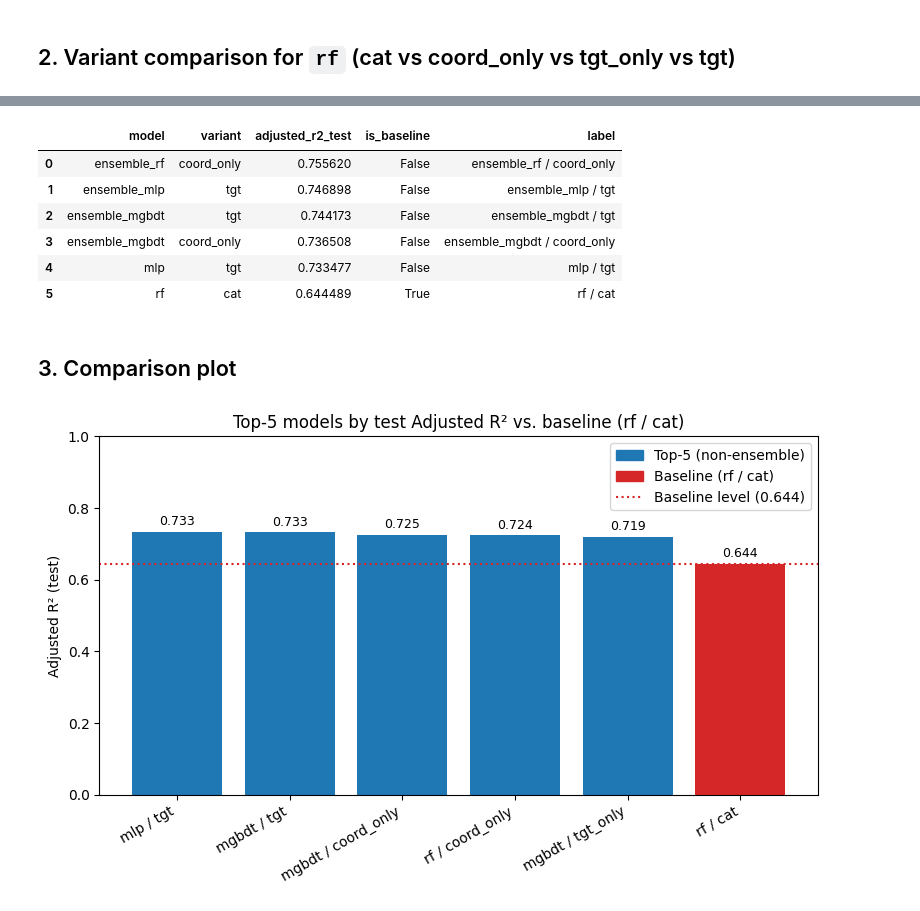
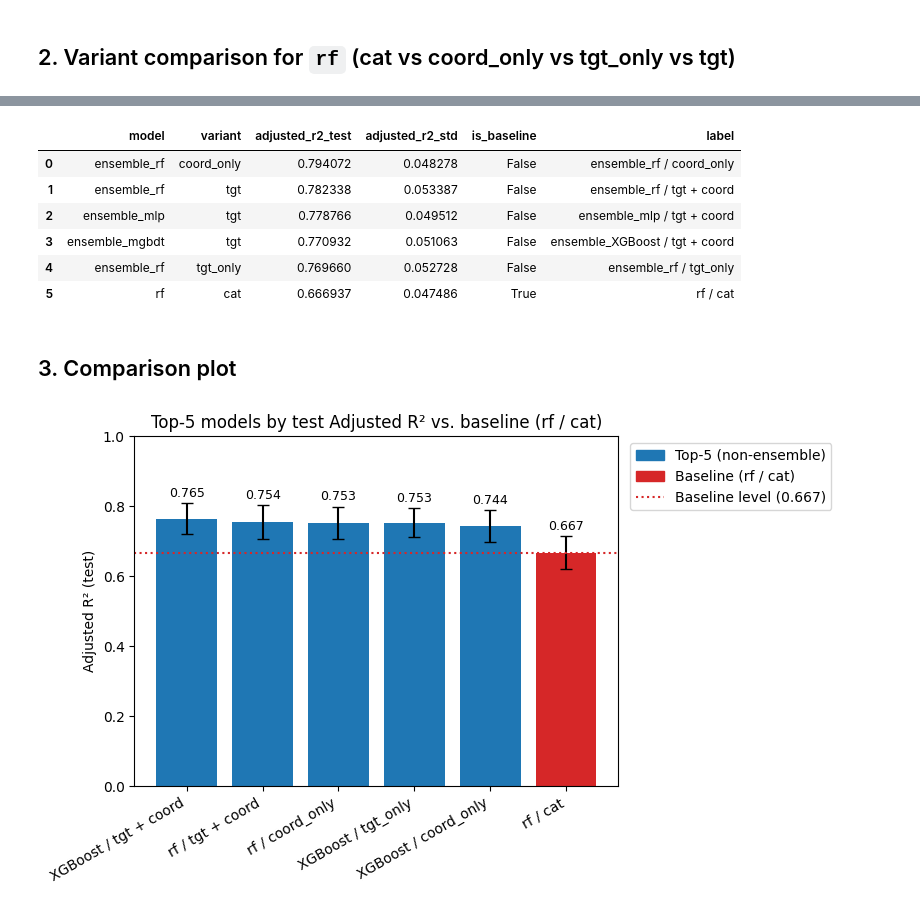
Before and after one commit to pw4ch7re3/house-price-regressor, a Jupyter notebook: results/visualize_results.ipynb, the cells around one changed output, grey strips where cells are left out. Drawn from its saved outputs; the diff is of its cells as text; code cells hidden in the pictures.

Commit message:
Final visualization with k-fold

```diff
--- a/results/visualize_results.ipynb
+++ b/results/visualize_results.ipynb
@@ -24,11 +24,14 @@ df.head()
 # %%
 # Keep only Adjusted R2 on the test split; one row per (model, variant).
+# Carry the across-fold std (from k-fold CV) so the plots can show error bars.
 mask = (df["split"] == "test") & (df["metric"] == "Adjusted_R2")
-adj = (
-    df.loc[mask, ["model", "variant", "value"]]
-    .rename(columns={"value": "adjusted_r2_test"})
-    .sort_values("adjusted_r2_test", ascending=False)
-    .reset_index(drop=True)
-)
+cols = ["model", "variant", "value"] + (["std"] if "std" in df.columns else [])
+adj = df.loc[mask, cols].rename(columns={"value": "adjusted_r2_test"})
+if "std" in adj.columns:
+    adj = adj.rename(columns={"std": "adjusted_r2_std"})
+else:
+    # Older metrics.csv (single split, no CV) has no std column.
+    adj["adjusted_r2_std"] = float("nan")
+adj = adj.sort_values("adjusted_r2_test", ascending=False).reset_index(drop=True)
 adj
 # %% [output]
@@ -124,19 +145,23 @@ else:
 plot_df["is_baseline"] = (plot_df["model"] == BASELINE[0]) & (
     plot_df["variant"] == BASELINE[1]
 )
-plot_df["label"] = plot_df["model"] + " / " + plot_df["variant"]
+# Display label only: rename "mgbdt" -> "XGBoost" and "tgt" -> "tgt + coord"
+# (via variant_label); the underlying "model"/"variant" columns are unchanged.
+plot_df["label"] = (
+    plot_df["model"] + " / " + plot_df["variant"].map(variant_label)
+).str.replace("mgbdt", "XGBoost", regex=False)
 plot_df = plot_df.sort_values("adjusted_r2_test", ascending=False).reset_index(
     drop=True
 )
 plot_df
 # %% [output]
-|  | model | variant | adjusted_r2_test | is_baseline | label |
-| 0 | ensemble_rf | coord_only | 0.755620 | False | ensemble_rf / coord_only |
-| 1 | ensemble_mlp | tgt | 0.746898 | False | ensemble_mlp / tgt |
-| 2 | ensemble_mgbdt | tgt | 0.744173 | False | ensemble_mgbdt / tgt |
-| 3 | ensemble_mgbdt | coord_only | 0.736508 | False | ensemble_mgbdt / coord_only |
-| 4 | mlp | tgt | 0.733477 | False | mlp / tgt |
-| 5 | rf | cat | 0.644489 | True | rf / cat |
+|  | model | variant | adjusted_r2_test | adjusted_r2_std | is_baseline | label |
+| 0 | ensemble_rf | coord_only | 0.794072 | 0.048278 | False | ensemble_rf / coord_only |
+| 1 | ensemble_rf | tgt | 0.782338 | 0.053387 | False | ensemble_rf / tgt + coord |
+| 2 | ensemble_mlp | tgt | 0.778766 | 0.049512 | False | ensemble_mlp / tgt + coord |
+| 3 | ensemble_mgbdt | tgt | 0.770932 | 0.051063 | False | ensemble_XGBoost / tgt + coord |
+| 4 | ensemble_rf | tgt_only | 0.769660 | 0.052728 | False | ensemble_rf / tgt_only |
+| 5 | rf | cat | 0.666937 | 0.047486 | True | rf / cat |
 # %% [markdown]
 ## 3. Comparison plot
 # %%
@@ -161,7 +186,11 @@ else:
 plot_df_no_ens["is_baseline"] = (plot_df_no_ens["model"] == BASELINE[0]) & (
     plot_df_no_ens["variant"] == BASELINE[1]
 )
-plot_df_no_ens["label"] = plot_df_no_ens["model"] + " / " + plot_df_no_ens["variant"]
+# Display label only: rename "mgbdt" -> "XGBoost" and "tgt" -> "tgt + coord"
+# (via variant_label); the underlying "model"/"variant" columns are unchanged.
+plot_df_no_ens["label"] = (
+    plot_df_no_ens["model"] + " / " + plot_df_no_ens["variant"].map(variant_label)
+).str.replace("mgbdt", "XGBoost", regex=False)
 plot_df_no_ens = plot_df_no_ens.sort_values(
     "adjusted_r2_test", ascending=False
 ).reset_index(drop=True)
@@ -169,7 +198,14 @@ plot_df_no_ens = plot_df_no_ens.sort_values(
 fig, ax = plt.subplots(figsize=(8, 5))
 
 colors = ["#d62728" if b else "#1f77b4" for b in plot_df_no_ens["is_baseline"]]
-bars = ax.bar(plot_df_no_ens["label"], plot_df_no_ens["adjusted_r2_test"], color=colors)
+# yerr = across-fold std from k-fold CV (omitted for older single-split metrics).
+bars = ax.bar(
+    plot_df_no_ens["label"],
+    plot_df_no_ens["adjusted_r2_test"],
+    yerr=plot_df_no_ens["adjusted_r2_std"],
+    capsize=4,
+    color=colors,
+)
 
 # Horizontal reference line at the baseline level.
 baseline_val = plot_df_no_ens.loc[
@@ -187,38 +223,43 @@ ax.set_ylabel("Adjusted R² (test)")
 ax.set_title("Top-5 models by test Adjusted R² vs. baseline (rf / cat)")
 ax.set_ylim(0, 1)
 ax.tick_params(axis="x", rotation=30)
 for label in ax.get_xticklabels():
     label.set_ha("right")
 
-for bar, val in zip(bars, plot_df_no_ens["adjusted_r2_test"]):
+# Place each value label above the error-bar cap.
+for bar, val, s in zip(
+    bars, plot_df_no_ens["adjusted_r2_test"], plot_df_no_ens["adjusted_r2_std"]
+):
+    off = 0.0 if pd.isna(s) else s
     ax.text(
         bar.get_x() + bar.get_width() / 2,
-        val + 0.01,
+        val + off + 0.01,
         f"{val:.3f}",
         ha="center",
         va="bottom",
         fontsize=9,
     )
 
 legend_handles = [
     plt.Rectangle((0, 0), 1, 1, color="#1f77b4", label="Top-5 (non-ensemble)"),
     plt.Rectangle((0, 0), 1, 1, color="#d62728", label="Baseline (rf / cat)"),
     plt.Line2D(
         [0],
         [0],
         color="#d62728",
         linestyle=":",
         linewidth=1.5,
         label=f"Baseline level ({baseline_val:.3f})",
     ),
 ]
-ax.legend(handles=legend_handles)
+# Anchor the legend outside the axes (upper right) so it never covers the bars/labels.
+ax.legend(handles=legend_handles, loc="upper left", bbox_to_anchor=(1.01, 1.0))
 
 fig.tight_layout()
-fig.savefig("top5_adjusted_r2_test_no_ensemble.png", dpi=150)
+fig.savefig("top5_adjusted_r2_test_no_ensemble.png", dpi=150, bbox_inches="tight")
 plt.show()
 # %% [output]
-[figure, old version]
+[figure, new version]
 # %%
 fig, ax = plt.subplots(figsize=(8, 5))
 
```
Also changed, not shown: parts of 4 cells of this notebook, 15 other files.
